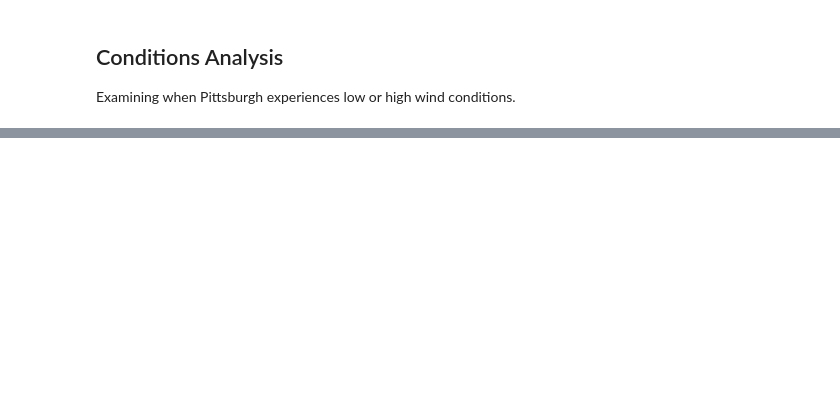
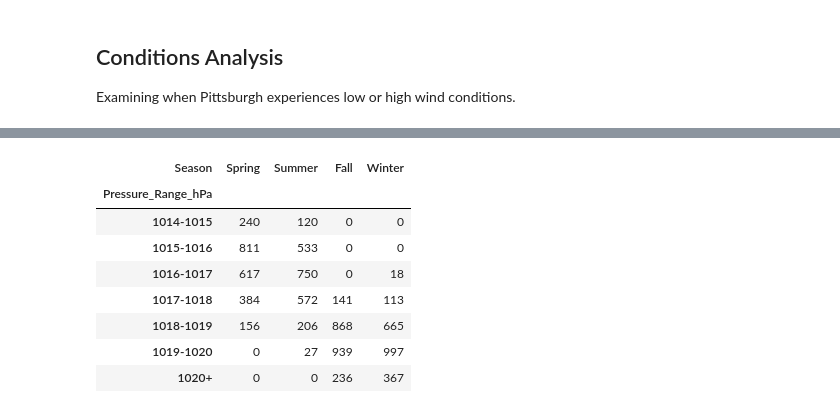
Before and after one commit to MicahJSherry/Math316, a Jupyter notebook: wind_data_analysis.ipynb, the cells around one changed output, grey strips where cells are left out. Cells and saved outputs as stored; diff of their text form; code cells hidden in the pictures; blank space fills up the shorter version.

```diff
--- a/wind_data_analysis.ipynb
+++ b/wind_data_analysis.ipynb
@@ -356,0 +589,40 @@ speed_heatmap
+# %%
+# Pressure Range Frequency Pivot Table by Season
+
+# Define pressure ranges
+pressure_bins = [1014, 1015, 1016, 1017, 1018, 1019, 1020, float('inf')]
+pressure_labels = ['1014-1015', '1015-1016', '1016-1017', '1017-1018',
+                  '1018-1019', '1019-1020', '1020+']
+
+# Create pressure range categories
+weather_df['Pressure_Range_hPa'] = pd.cut(weather_df['HLY-PRES-NORMAL'],
+                                     bins=pressure_bins,
+                                     labels=pressure_labels,
+                                     right=False,
+                                     include_lowest=True)
+
+# Create pivot table with counts of pressure ranges by season
+pressure_range_pivot = pd.pivot_table(
+    weather_df,
+    values='HLY-PRES-NORMAL',
+    index='Pressure_Range_hPa',
+    columns='Season',
+    aggfunc='count',
+    fill_value=0
+)
+
+# Reorder columns by season
+pressure_range_pivot = pressure_range_pivot[['Spring', 'Summer', 'Fall', 'Winter']]
+
+# Display as a formatted table
+pressure_range_pivot
+# %% [output]
+| Season | Spring | Summer | Fall | Winter |
+| Pressure_Range_hPa |  |  |  |  |
+| 1014-1015 | 240 | 120 | 0 | 0 |
+| 1015-1016 | 811 | 533 | 0 | 0 |
+| 1016-1017 | 617 | 750 | 0 | 18 |
+| 1017-1018 | 384 | 572 | 141 | 113 |
+| 1018-1019 | 156 | 206 | 868 | 665 |
+| 1019-1020 | 0 | 27 | 939 | 997 |
+| 1020+ | 0 | 0 | 236 | 367 |
```
Also changed, not shown: parts of 6 cells of this notebook, 2 other files.
